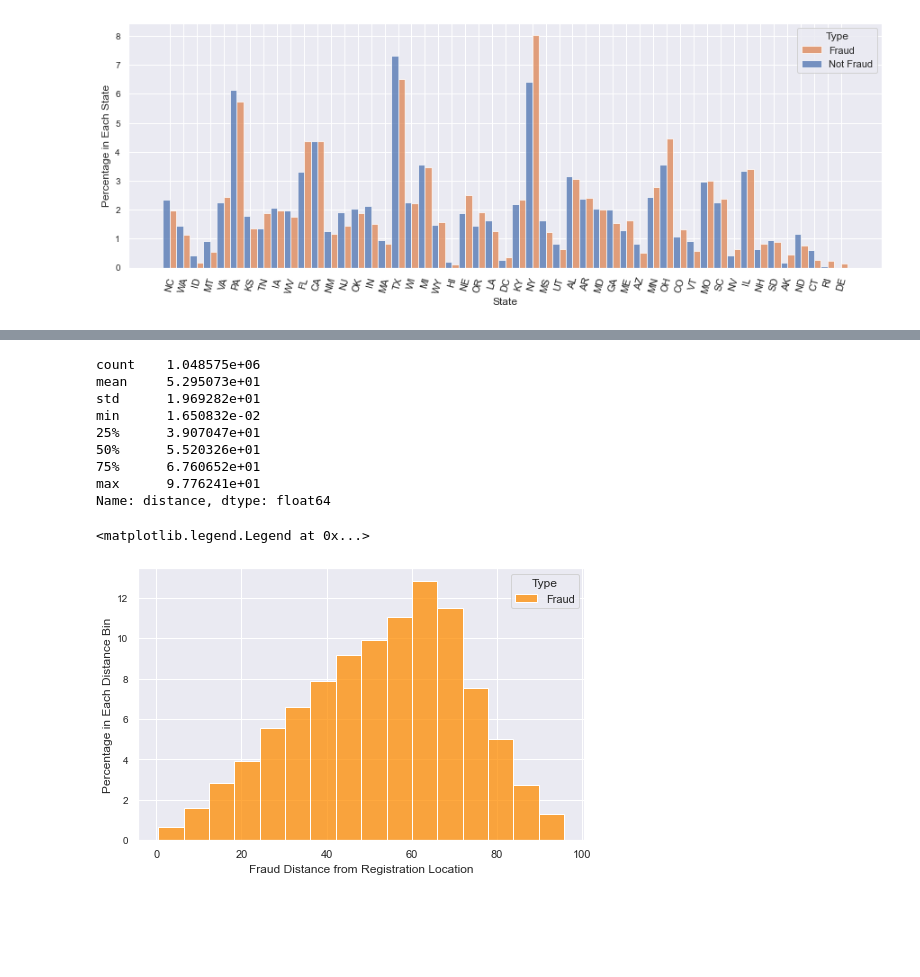
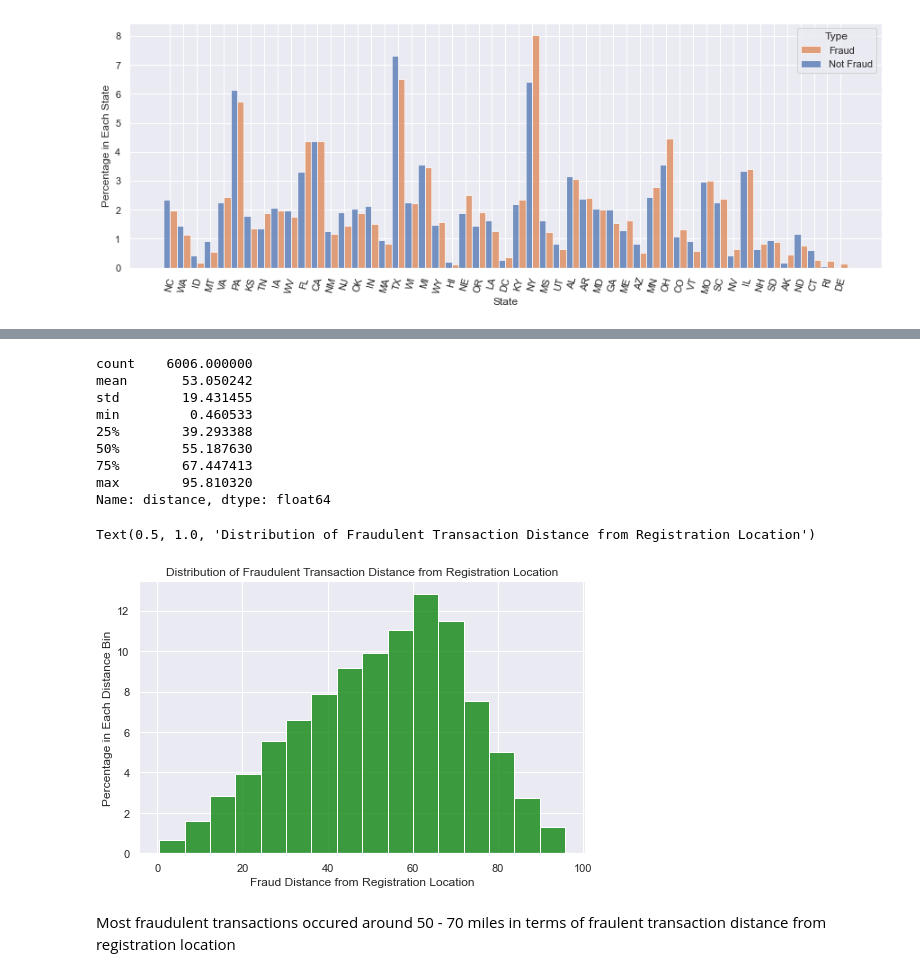
Before and after one commit to MeganWang393/PortfolioProjects, a Jupyter notebook: Credit Card Fraud EDA.ipynb, the cells around one changed output, grey strips where cells are left out. Cells and saved outputs as stored; diff of their text form; code cells hidden in the pictures; blank space fills up the shorter version.

```diff
--- a/Credit Card Fraud EDA.ipynb
+++ b/Credit Card Fraud EDA.ipynb
@@ -302,16 +312,0 @@ Name: location, dtype: int64
-# %%
-#Top 20 Cities vs. Fraud
-import random
-def randomcolor():
-    r=random.random()
-    b=random.random()
-    g=random.random()
-    rgb=[r,g,b]
-    return rgb
-fig=plt.figure(figsize=(15,5))
-plt.rcParams.update({'font.size':15})
-sns.set(rc={'ytick.labelsize':10})
-df[df["is_fraud"]==1]["city"].value_counts(sort=True,ascending=False).head(20).plot(kind='bar',color=randomcolor())
-plt.title("Top 20 Cities of Frauds")
-plt.xticks(rotation=60)
-plt.show()
@@ -320,25 +364,26 @@ plt.show()
 # %%
-#Fraud Distance from Registration Location
+#Fraulent Transactin Distance from Registration Location
 
-print(df['distance'].describe());
+print(df_fraud['distance'].describe());
 
 fig=plt.figure(figsize=(8,5))
-df_fraud=df[df["is_fraud"]==1]
-ax=sns.histplot(x='distance',data=df_fraud,bins=16,stat='percent',color='darkorange')
+ax=sns.histplot(data=df_fraud, x='distance', bins=16, stat='percent', color='green')
 ax.set_ylabel('Percentage in Each Distance Bin')
 ax.set_xlabel('Fraud Distance from Registration Location')
-plt.legend(title='Type',labels=['Fraud','Not Fraud'])
+plt.title('Distribution of Fraudulent Transaction Distance from Registration Location')
 # %% [output]
-count    1.048575e+06
-mean     5.295073e+01
-std      1.969282e+01
-min      1.650832e-02
-25%      3.907047e+01
-50%      5.520326e+01
-75%      6.760652e+01
-max      9.776241e+01
+count    6006.000000
+mean       53.050242
+std        19.431455
+min         0.460533
+25%        39.293388
+50%        55.187630
+75%        67.447413
+max        95.810320
 Name: distance, dtype: float64
-<matplotlib.legend.Legend at 0x...>
+Text(0.5, 1.0, 'Distribution of Fraudulent Transaction Distance from Registration Location')
-[figure, old version]
+[figure, new version]
+# %% [markdown]
+Most fraudulent transactions occured around 50 - 70 miles in terms of fraulent transaction distance from registration location
 # %%
 plt.figure(figsize=(8,5))
```
Also changed, not shown: parts of 34 cells of this notebook.
